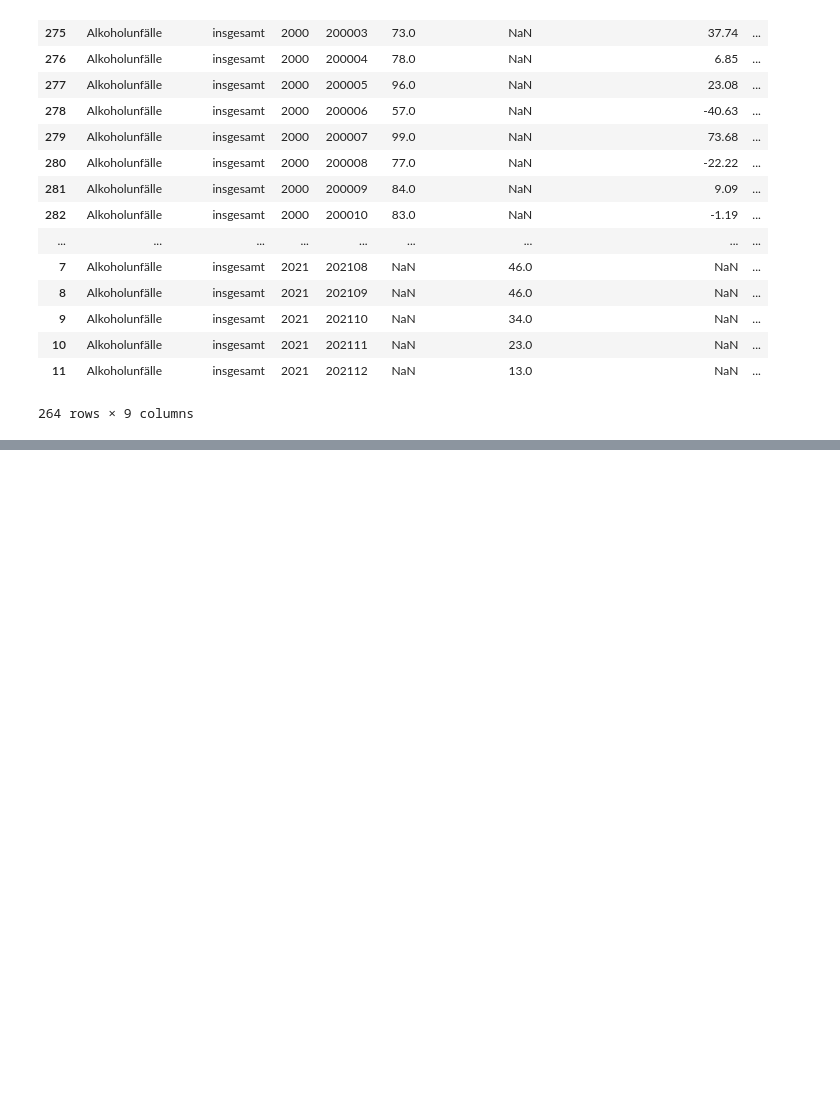
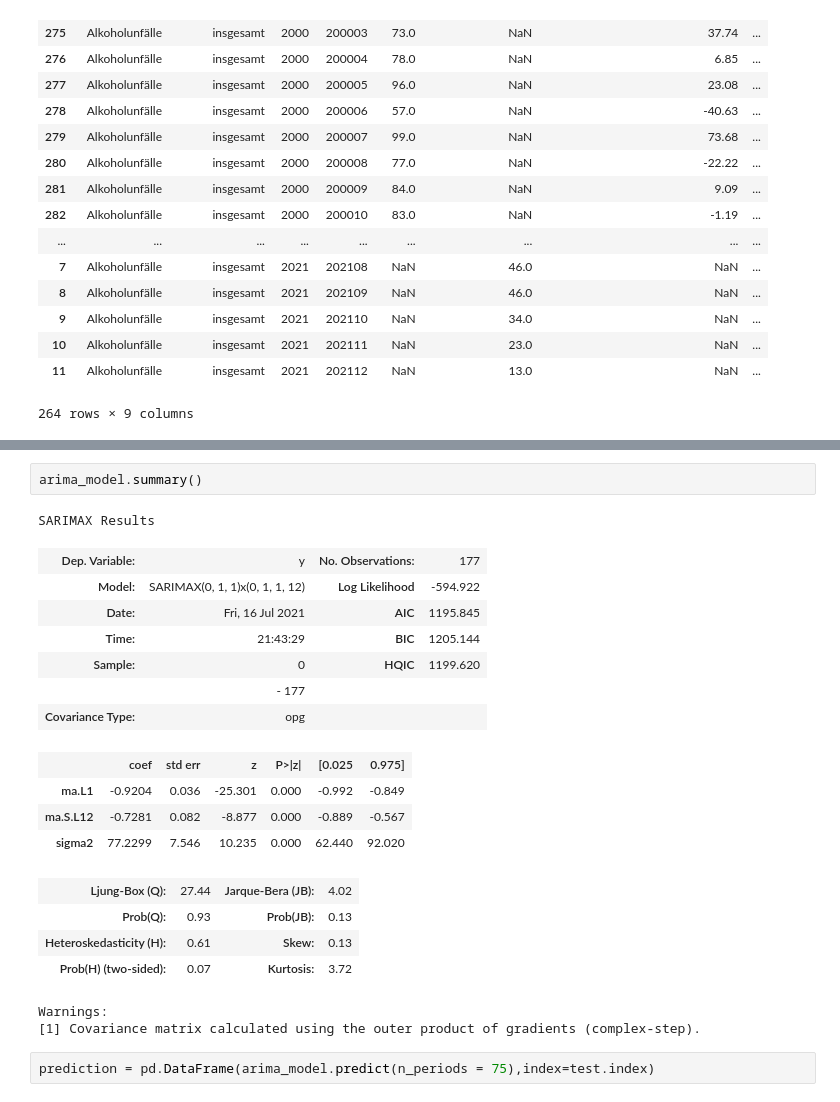
Before and after one commit to cagaraza/DPS2021, a Jupyter notebook: Data Exploration.ipynb, the cells around one changed output, grey strips where cells are left out. Drawn from its saved outputs; the diff is of its cells as text; blank space fills up the shorter version.

```diff
--- a/Data Exploration.ipynb
+++ b/Data Exploration.ipynb
@@ -383,0 +402,23 @@ plt.plot(test)
+# %%
+arima_model.summary()
+# %% [output]
+SARIMAX Results
+| Dep. Variable: | y | No. Observations: | 177 |
+| Model: | SARIMAX(0, 1, 1)x(0, 1, 1, 12) | Log Likelihood | -594.922 |
+| Date: | Fri, 16 Jul 2021 | AIC | 1195.845 |
+| Time: | 21:43:29 | BIC | 1205.144 |
+| Sample: | 0 | HQIC | 1199.620 |
+|  | - 177 |  |  |
+| Covariance Type: | opg |  |  |
+|  | coef | std err | z | P>|z| | [0.025 | 0.975] |
+| ma.L1 | -0.9204 | 0.036 | -25.301 | 0.000 | -0.992 | -0.849 |
+| ma.S.L12 | -0.7281 | 0.082 | -8.877 | 0.000 | -0.889 | -0.567 |
+| sigma2 | 77.2299 | 7.546 | 10.235 | 0.000 | 62.440 | 92.020 |
+| Ljung-Box (Q): | 27.44 | Jarque-Bera (JB): | 4.02 |
+| Prob(Q): | 0.93 | Prob(JB): | 0.13 |
+| Heteroskedasticity (H): | 0.61 | Skew: | 0.13 |
+| Prob(H) (two-sided): | 0.07 | Kurtosis: | 3.72 |
+Warnings:
+[1] Covariance matrix calculated using the outer product of gradients (complex-step).
+# %%
+prediction = pd.DataFrame(arima_model.predict(n_periods = 75),index=test.index)
```
Also changed, not shown: parts of 11 cells of this notebook.
